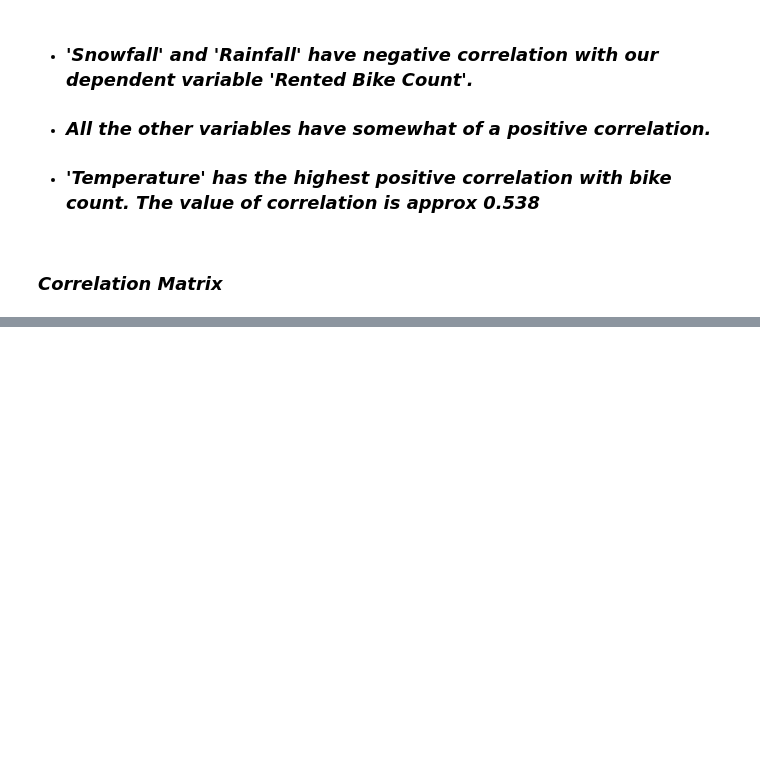
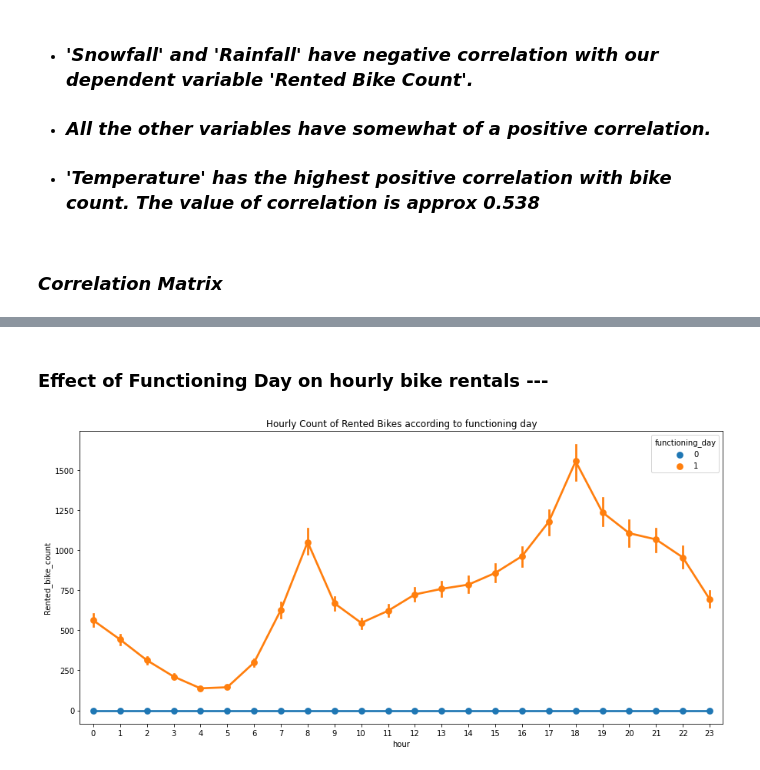
Before and after one commit to RanojoyBiswas/Bike-Sharing-Demand-Prediction, a Jupyter notebook: Bike_Sharing_Demand_Prediction_Capstone_Project.ipynb, the cells around one changed output, grey strips where cells are left out. Cells and saved outputs as stored; diff of their text form; code cells hidden in the pictures; blank space fills up the shorter version.

```diff
--- a/Bike_Sharing_Demand_Prediction_Capstone_Project.ipynb
+++ b/Bike_Sharing_Demand_Prediction_Capstone_Project.ipynb
@@ -656,0 +714,9 @@ correlation
+# %% [markdown]
+### <b>Effect of Functioning Day on hourly bike rentals ---</b>
+# %%
+plt.figure(figsize=(15,7))
+ax = sns.pointplot(x = 'hour' , y = 'Rented_bike_count', data = df, hue = 'functioning_day')
+ax.set_title("Hourly Count of Rented Bikes according to functioning day")
+plt.show()
+# %% [output]
+[figure, added]
```
Also changed, not shown: parts of 37 cells of this notebook.
